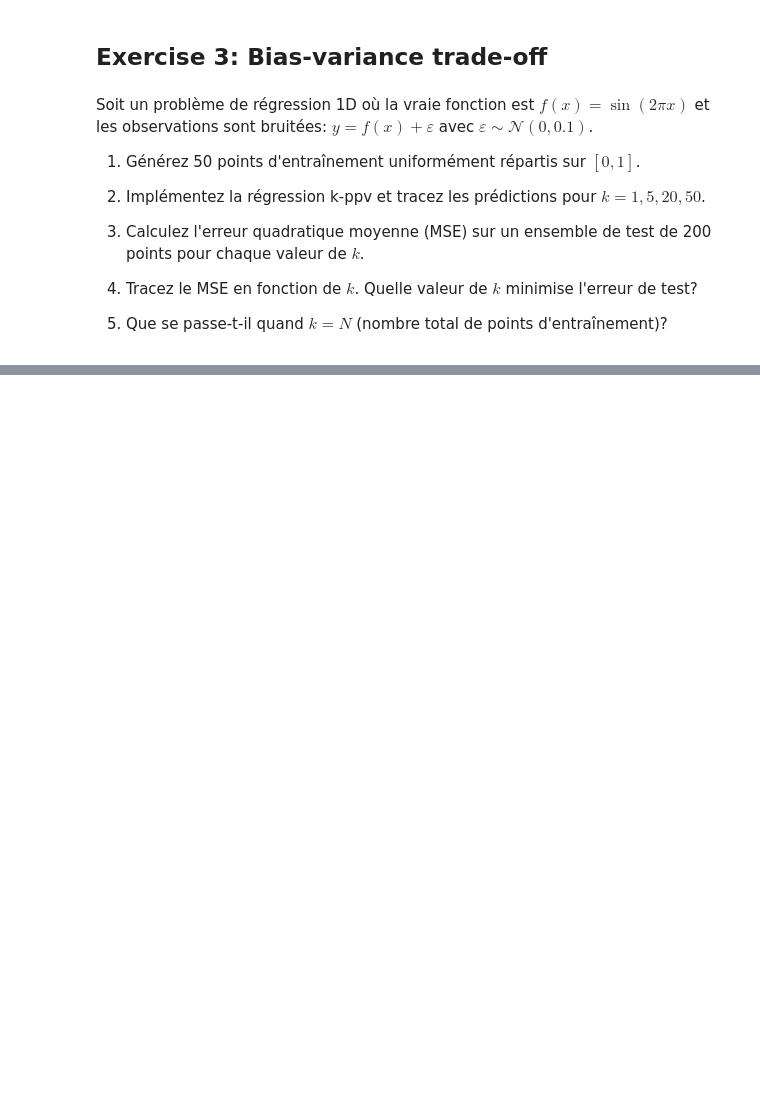
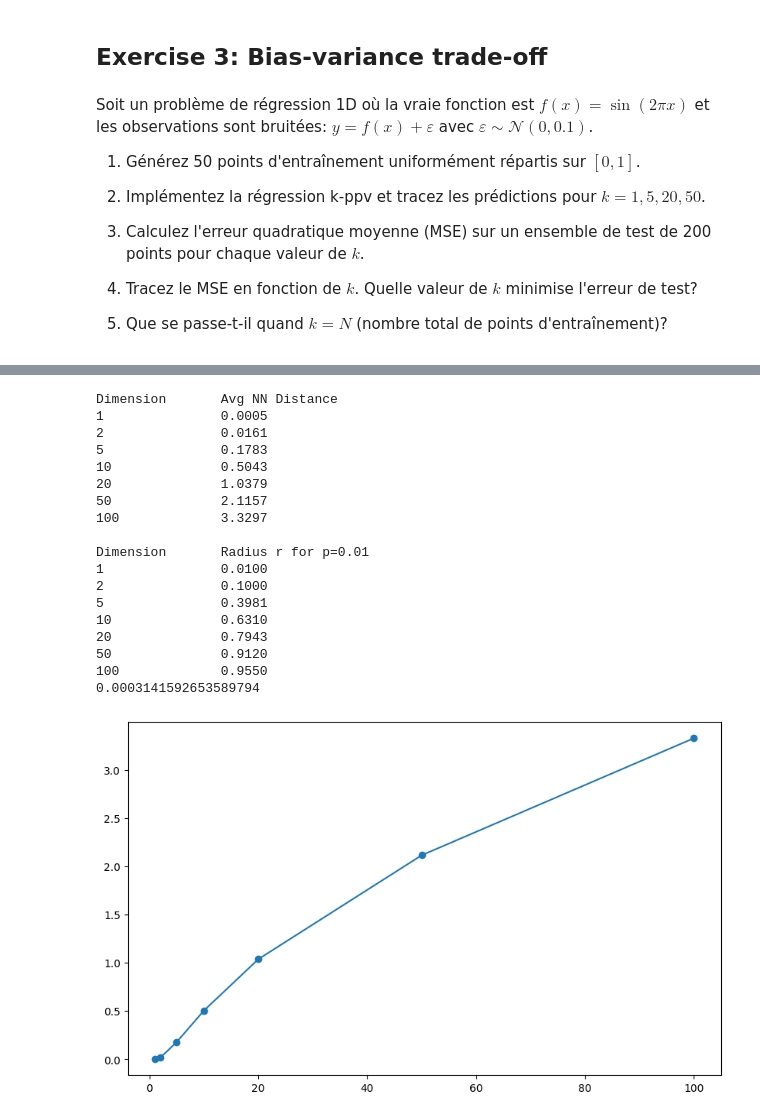
Before and after one commit to trvslhlt/ift_6390_machine_learning, a Jupyter notebook: exercises/00_non_parametric_methods/examples.ipynb, the cells around one changed output, grey strips where cells are left out. Drawn from its saved outputs; the diff is of its cells as text; code cells hidden in the pictures; blank space fills up the shorter version.

```diff
--- a/exercises/00_non_parametric_methods/examples.ipynb
+++ b/exercises/00_non_parametric_methods/examples.ipynb
@@ -253,0 +266,65 @@ Lowest MSE is for k=3 with MSE=0.0058828278487967674
+# %%
+import math
+import numpy as np
+import matplotlib.pyplot as plt
+from scipy.spatial.distance import cdist
+
+N = 1000
+ds = [1, 2, 5, 10, 20, 50, 100]
+rng = np.random.default_rng(0)
+
+# 1
+d_points = { d: rng.uniform(0, 1, size=(N, d)) for d in ds }
+
+d_avg_nn_distances = {}
+for d, points in d_points.items():
+    distances = cdist(points, points)
+    np.fill_diagonal(distances, np.inf)
+    nearest_distances = distances.min(axis=1)
+    avg_distance = nearest_distances.mean()
+    d_avg_nn_distances[d] = avg_distance
+
+print("Dimension\tAvg NN Distance")
+for d, avg_distance in d_avg_nn_distances.items():
+    print(f"{d}\t\t{avg_distance:.4f}")
+
+# 2
+plt.figure(figsize=(10, 6))
+plt.plot(list(d_avg_nn_distances.keys()), list(d_avg_nn_distances.values()), marker='o')
+# we see from the plot that the average nn distance increases nearly linearly with dimension
+
+# 3 (approximation taken from course solution)
+p = 0.01
+rs = {}
+for d in ds:
+    r = math.pow(p, 1 / d)
+    rs[d] = r
+print("\nDimension\tRadius r for p=0.01")
+for d, r in rs.items():
+    print(f"{d}\t\t{r:.4f}")
+print(p * math.pi * math.pow(0.1, 2))
+
+# 4
+# 1. the neighbors are no longer local
+# 2. all neighbors become approximately equidistant
+# 3. the local average becomes a global average, losing all information about the local structure of f(x)
+# %% [output]
+Dimension       Avg NN Distance
+1               0.0005
+2               0.0161
+5               0.1783
+10              0.5043
+20              1.0379
+50              2.1157
+100             3.3297
+
+Dimension       Radius r for p=0.01
+1               0.0100
+2               0.1000
+5               0.3981
+10              0.6310
+20              0.7943
+50              0.9120
+100             0.9550
+0.0003141592653589794
+[figure, added]
```
Also changed, not shown: parts of 3 cells of this notebook.
